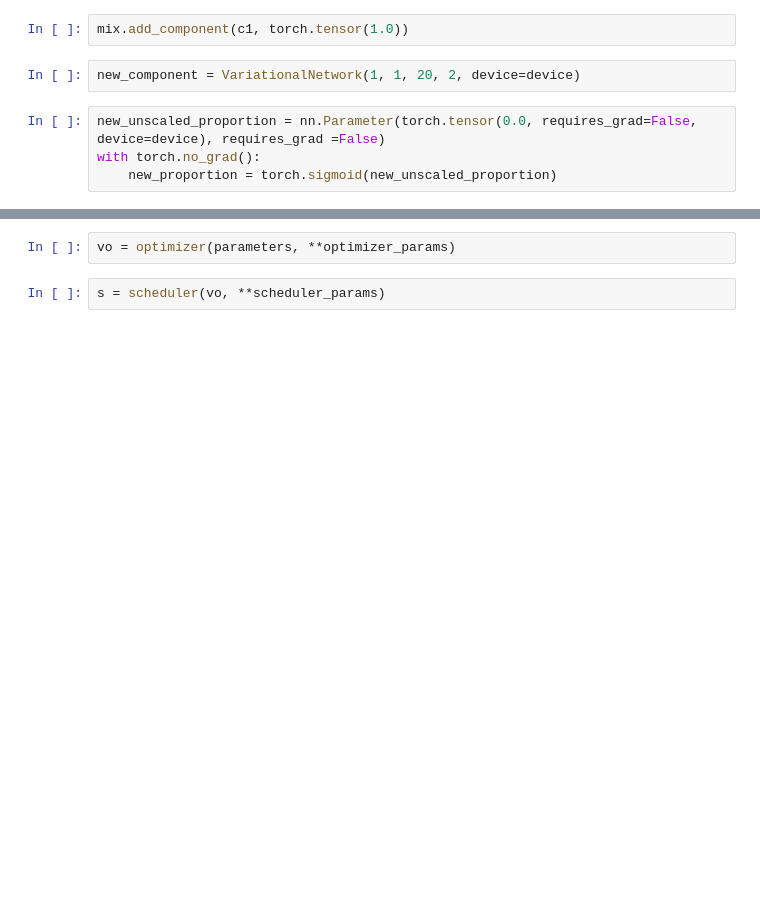
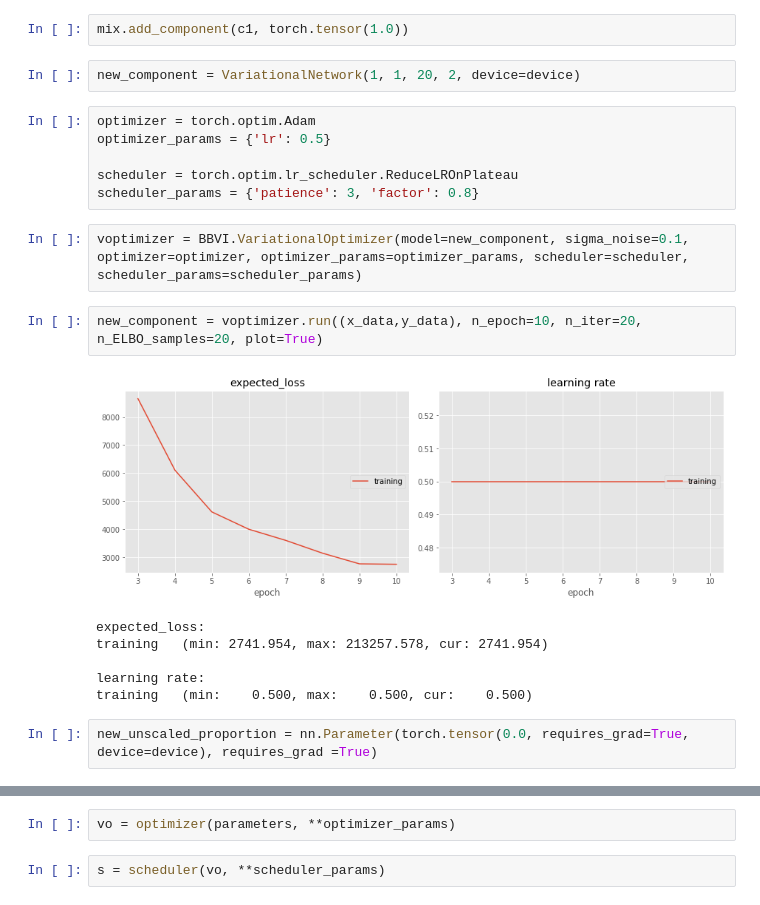
Before and after one commit to cortax/BayesianNN, a Jupyter notebook: dev_VariationalBoosting.ipynb, the cells around one changed output, grey strips where cells are left out. Saved outputs shown, nothing was run; the diff lists cells and outputs as text; blank space fills up the shorter version.

Commit message:
Variational Boosting alpha v1

```diff
--- a/dev_VariationalBoosting.ipynb
+++ b/dev_VariationalBoosting.ipynb
@@ -252,7 +194,22 @@ mix = MixtureVariationalNetwork(1, 1, 20, 2, device=device)
 mix.add_component(c1, torch.tensor(1.0))
 # %%
 new_component = VariationalNetwork(1, 1, 20, 2, device=device)
+# %%
+optimizer = torch.optim.Adam
+optimizer_params = {'lr': 0.5}
+
+scheduler = torch.optim.lr_scheduler.ReduceLROnPlateau
+scheduler_params = {'patience': 3, 'factor': 0.8}
+# %%
+voptimizer = BBVI.VariationalOptimizer(model=new_component, sigma_noise=0.1, optimizer=optimizer, optimizer_params=optimizer_params, scheduler=scheduler, scheduler_params=scheduler_params)
+# %%
+new_component = voptimizer.run((x_data,y_data), n_epoch=10, n_iter=20, n_ELBO_samples=20, plot=True)
+# %% [output]
+[figure, added]
+expected_loss:
+training   (min: 2741.954, max: 213257.578, cur: 2741.954)
+
+learning rate:
+training   (min:    0.500, max:    0.500, cur:    0.500)
 # %%
-new_unscaled_proportion = nn.Parameter(torch.tensor(0.0, requires_grad=False, device=device), requires_grad =False)
-with torch.no_grad():
-    new_proportion = torch.sigmoid(new_unscaled_proportion)
+new_unscaled_proportion = nn.Parameter(torch.tensor(0.0, requires_grad=True, device=device), requires_grad =True)
```
Also changed, not shown: parts of 14 cells of this notebook.
